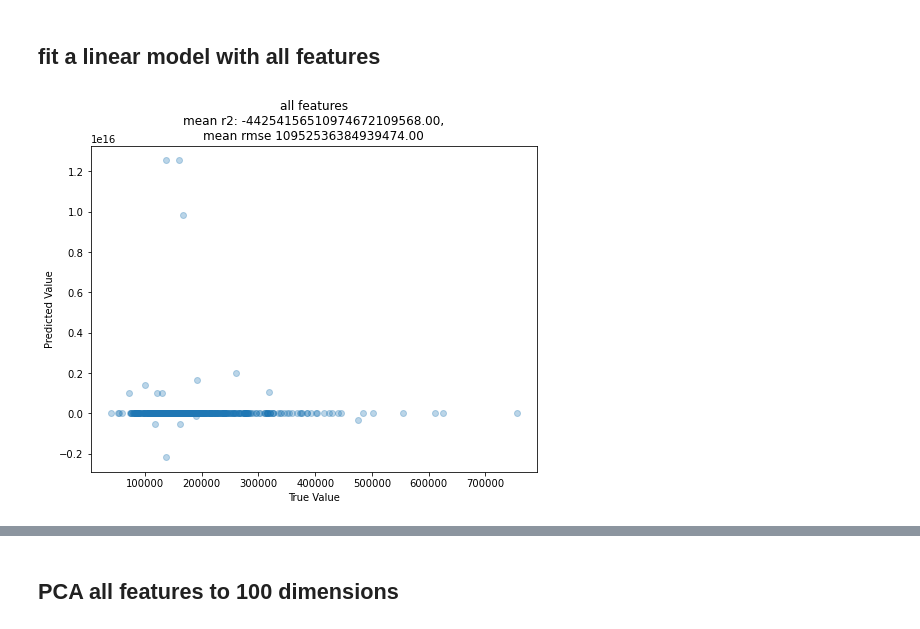
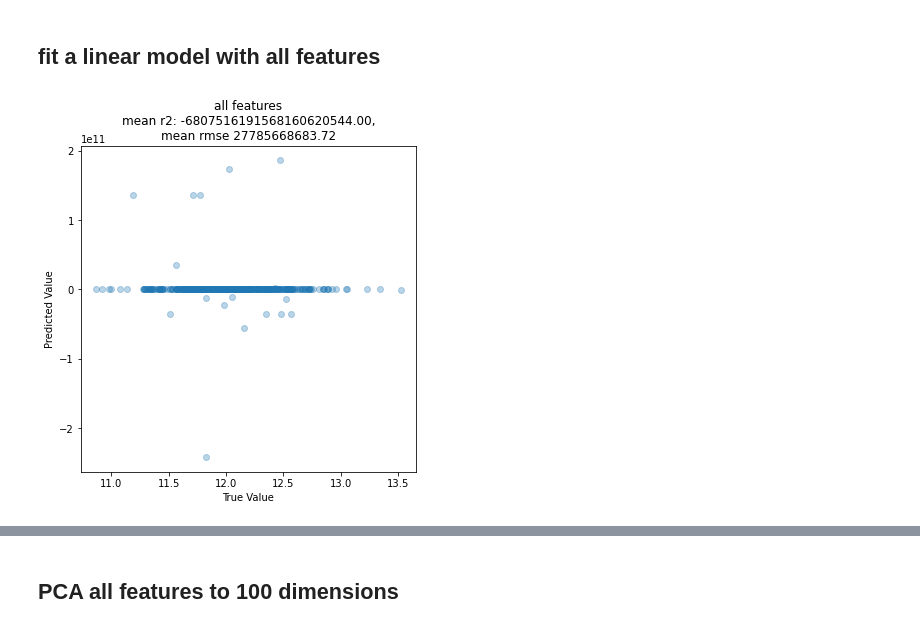
Before and after one commit to carpentries-incubator/high-dimensional-analysis-in-python, a Jupyter notebook: code/07-c-Multivariate_Regression_with_PCA.ipynb, the cells around one changed output, grey strips where cells are left out. Drawn from its saved outputs; the diff is of its cells as text; code cells hidden in the pictures.

```diff
--- a/code/07-c-Multivariate_Regression_with_PCA.ipynb
+++ b/code/07-c-Multivariate_Regression_with_PCA.ipynb
@@ -157,0 +160,11 @@ Is this a normal distribution? Will that distribution influcence modelling this
+# %%
+import numpy as np
+import helper_functions
+
+# convert to normal
+df['SalePrice'] = np.log(df['SalePrice'].tolist())
+
+helper_functions.plot_salesprice(
+   df,
+    # ylog=True
+)
@@ -377,7 +371,7 @@ from collections import defaultdict
 from sklearn import preprocessing
 from sklearn.linear_model import LinearRegression
 from sklearn.metrics import mean_squared_error, r2_score
-from sklearn.model_selection import train_test_split, StratifiedKFold
+from sklearn.model_selection import train_test_split, KFold
 import matplotlib.pyplot as plt
 from typing import Tuple
 from math import sqrt
@@ -396,20 +390,21 @@ def run_linear_regression_with_kf(features: pd.DataFrame, labels: pd.Series,
     return: recall mean, recall sd, precision mean, precision sd
     """
     # set up splits/folds and array for stats.
-    kf = StratifiedKFold(n_splits=n_splits)
+    kf = KFold(n_splits=n_splits)
     r2s = np.zeros(n_splits)
     rmses = np.zeros(n_splits)
 
     # fit model for each split/fold
     for i, (train_idx, test_idx) in enumerate(kf.split(X=features, y=labels)):
-        # split data
+        # split features data for dataframes
         try:
             X_train = features.iloc[train_idx]
             y_train = labels.iloc[train_idx]
             X_test = features.iloc[test_idx]
             y_test = labels.iloc[test_idx]
 
-        except AttributeError:  # ndarray doesn't have .iloc
+        # or split features data for ndarrays (pca transformed features)
+        except AttributeError:
             X_train = features[train_idx]
             y_train = labels.iloc[train_idx]
             X_test = features[test_idx]
@@ -432,9 +427,8 @@ def run_linear_regression_with_kf(features: pd.DataFrame, labels: pd.Series,
     rmse_mean = rmses.mean()
     rmse_sd = rmses.std()
 
-
     # plot y_true vs y_pred
-    fig, ax = plt.subplots(1, 1, figsize=(8, 6))
+    fig, ax = plt.subplots(1, 1, figsize=(6, 6))
     ax.scatter(y_test, y_pred, alpha=0.3)
     ax.set_title(f'{title}\n' \
                  'mean r2: {:.2f},\n'\
@@ -443,5 +437,8 @@ def run_linear_regression_with_kf(features: pd.DataFrame, labels: pd.Series,
     )
     ax.set_xlabel('True Value')
     ax.set_ylabel('Predicted Value')
-    plt.show()
-    return r2_mean, rmse_mean, r2_sd, rmse_sd
+    stats = (r2_mean, rmse_mean, r2_sd, rmse_sd)
+    model_data_and_pred = (regr, X_train, y_train, X_test, y_test, y_pred)
+    fig_and_ax = (fig, ax)
+
+    return stats, model_data_and_pred, fig_and_ax
@@ -453,5 +452,7 @@ n_splits = 3
 # %%
-all_stats = {}
-all_stats['all'] = run_linear_regression_with_kf(features=features, labels=target, n_splits=n_splits, title='all features')
+#r2_mean, rmse_mean, r2_sd, rmse_sd, regr, fig, ax =
+plt.ion()
+stats, model_data_and_pred, fig_n_ax = run_linear_regression_with_kf(features=features, labels=target, n_splits=n_splits, title='all features')
+all_stats['all'] = stats
 # %% [output]
-[figure, old version]
+[figure, new version]
```
Also changed, not shown: parts of 15 cells of this notebook, 2 other files.
